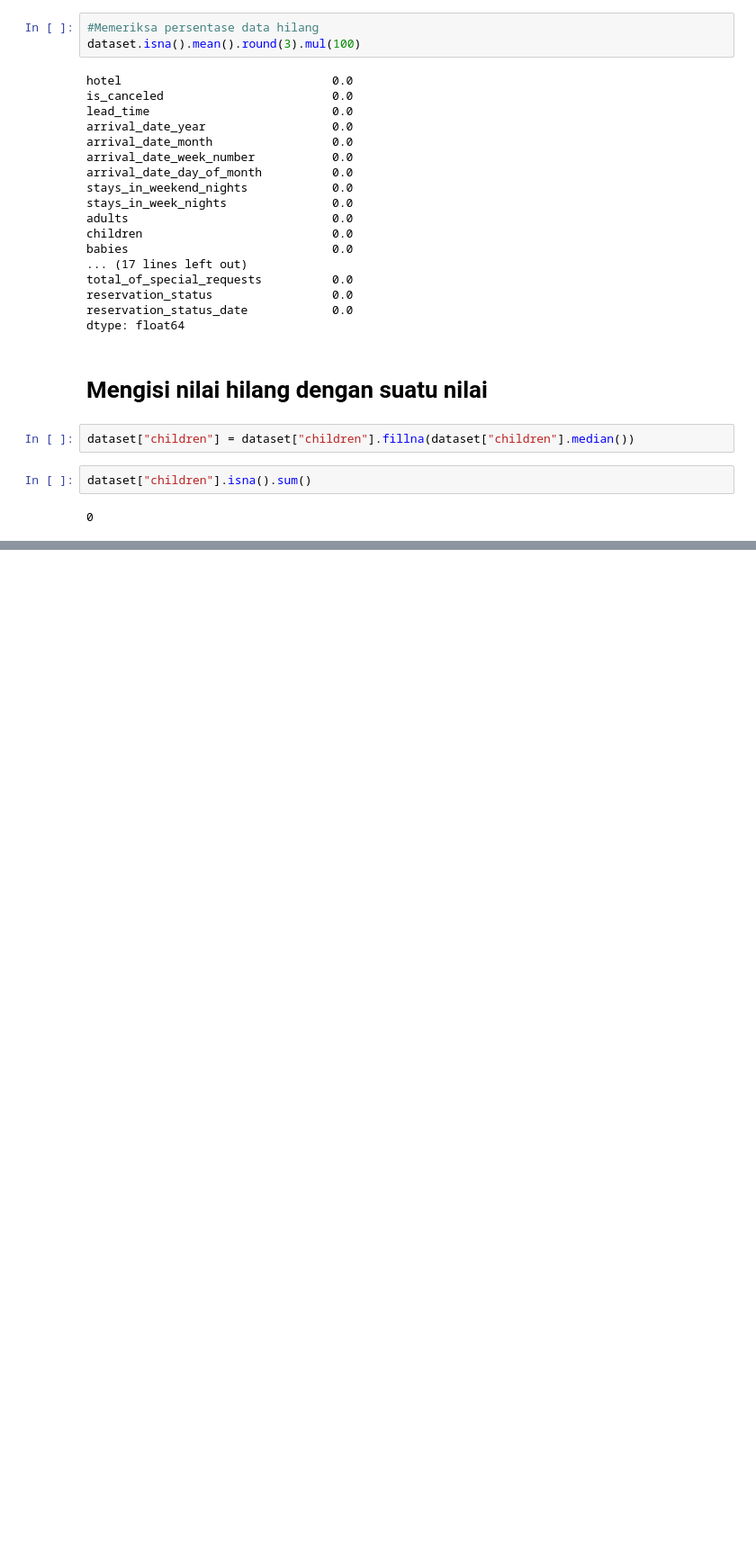
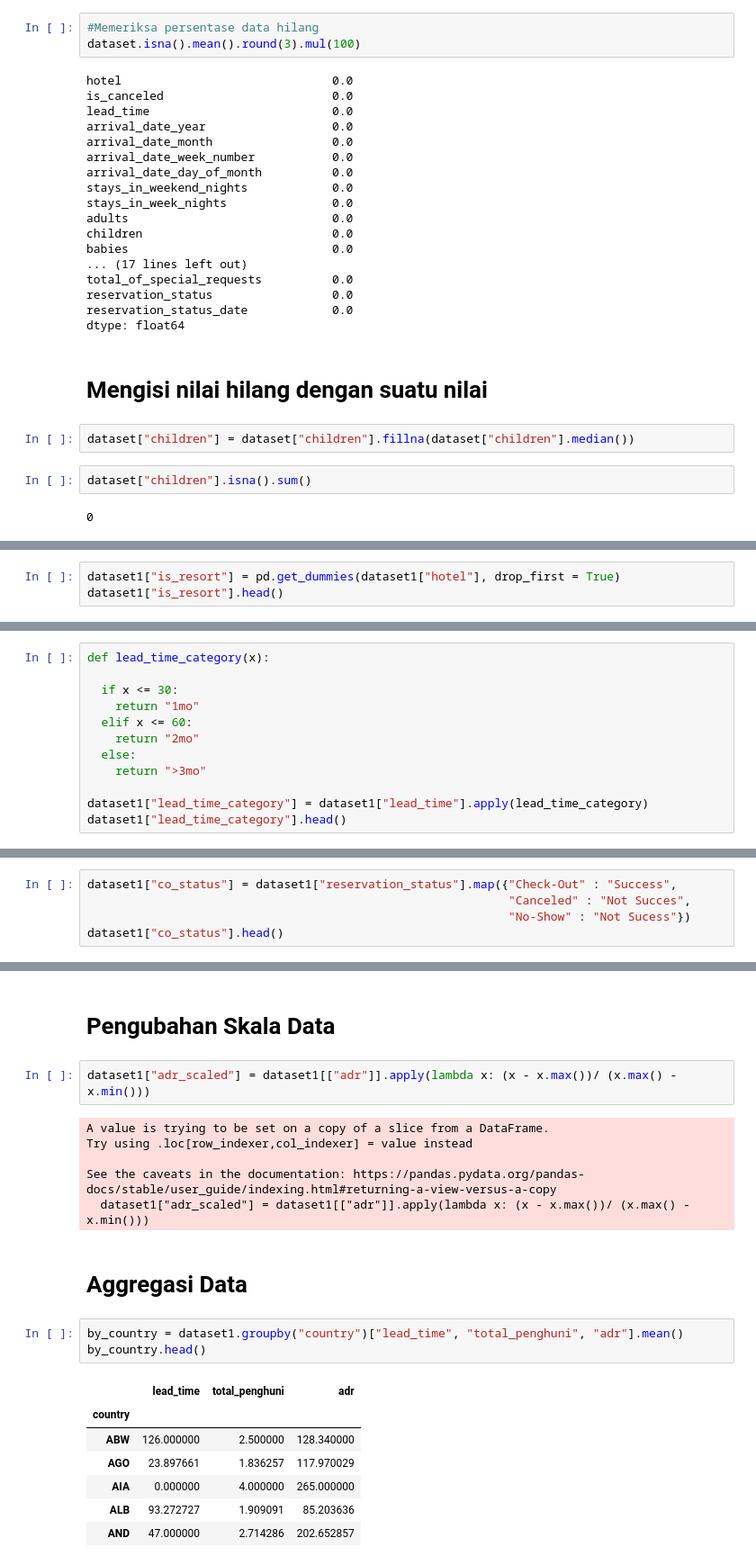
Before and after one commit to Aldistwn29/data-science-newbe, a Jupyter notebook: introduce_to_data.ipynb, the cells around one changed output, grey strips where cells are left out. Shown at 90% size. Drawn from its saved outputs; the diff is of its cells as text; blank space fills up the shorter version.

```diff
--- a/introduce_to_data.ipynb
+++ b/introduce_to_data.ipynb
@@ -75,0 +128,3 @@ dataset["children"].isna().sum()
+# %%
+dataset1["is_resort"] = pd.get_dummies(dataset1["hotel"], drop_first = True)
+dataset1["is_resort"].head()
@@ -75,0 +145,12 @@ dataset["children"].isna().sum()
+# %%
+def lead_time_category(x):
+
+  if x <= 30:
+    return "1mo"
+  elif x <= 60:
+    return "2mo"
+  else:
+    return ">3mo"
+
+dataset1["lead_time_category"] = dataset1["lead_time"].apply(lead_time_category)
+dataset1["lead_time_category"].head()
@@ -75,0 +171,5 @@ dataset["children"].isna().sum()
+# %%
+dataset1["co_status"] = dataset1["reservation_status"].map({"Check-Out" : "Success",
+                                                            "Canceled" : "Not Succes",
+                                                            "No-Show" : "Not Sucess"})
+dataset1["co_status"].head()
@@ -75,0 +188,23 @@ dataset["children"].isna().sum()
+# %% [markdown]
+# Pengubahan Skala Data
+# %%
+dataset1["adr_scaled"] = dataset1[["adr"]].apply(lambda x: (x - x.max())/ (x.max() - x.min()))
+# %% [output]
+A value is trying to be set on a copy of a slice from a DataFrame.
+Try using .loc[row_indexer,col_indexer] = value instead
+
+See the caveats in the documentation: https://pandas.pydata.org/pandas-docs/stable/user_guide/indexing.html#returning-a-view-versus-a-copy
+  dataset1["adr_scaled"] = dataset1[["adr"]].apply(lambda x: (x - x.max())/ (x.max() - x.min()))
+# %% [markdown]
+# Aggregasi Data
+# %%
+by_country = dataset1.groupby("country")["lead_time", "total_penghuni", "adr"].mean()
+by_country.head()
+# %% [output]
+|  | lead_time | total_penghuni | adr |
+| country |  |  |  |
+| ABW | 126.000000 | 2.500000 | 128.340000 |
+| AGO | 23.897661 | 1.836257 | 117.970029 |
+| AIA | 0.000000 | 4.000000 | 265.000000 |
+| ALB | 93.272727 | 1.909091 | 85.203636 |
+| AND | 47.000000 | 2.714286 | 202.652857 |
```
Also changed, not shown: parts of 20 cells of this notebook.
